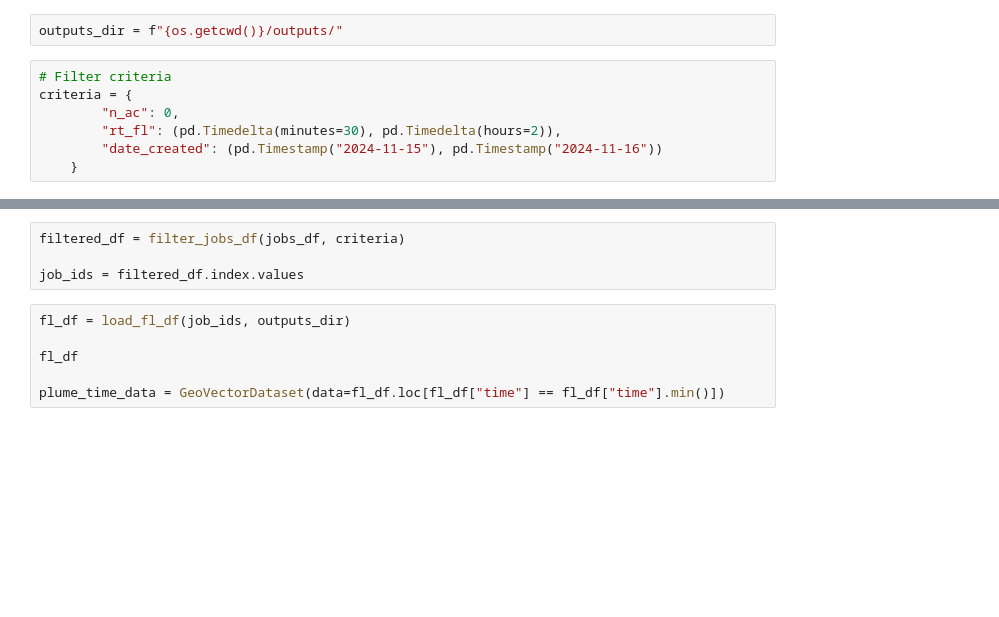
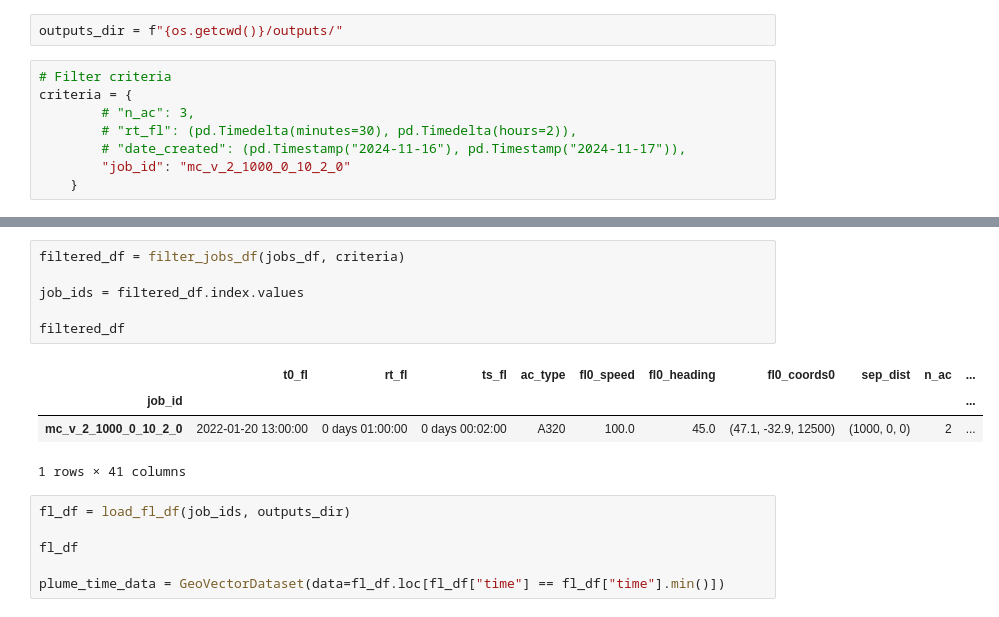
Before and after one commit to ktait98/pycontrails_kt, a Jupyter notebook: pycontrails/models/gpat/pp_gpat.ipynb, the cells around one changed output, grey strips where cells are left out. Drawn from its saved outputs; the diff is of its cells as text; blank space fills up the shorter version.

```diff
--- a/pycontrails/models/gpat/pp_gpat.ipynb
+++ b/pycontrails/models/gpat/pp_gpat.ipynb
@@ -12,9 +12,10 @@ outputs_dir = f"{os.getcwd()}/outputs/"
 # %%
 # Filter criteria
 criteria = {
-        "n_ac": 0,
-        "rt_fl": (pd.Timedelta(minutes=30), pd.Timedelta(hours=2)),
-        "date_created": (pd.Timestamp("2024-11-15"), pd.Timestamp("2024-11-16"))
+        # "n_ac": 3,
+        # "rt_fl": (pd.Timedelta(minutes=30), pd.Timedelta(hours=2)),
+        # "date_created": (pd.Timestamp("2024-11-16"), pd.Timestamp("2024-11-17")),
+        "job_id": "mc_v_2_1000_0_10_2_0"
     }
 # %%
 jobs_df = create_jobs_df(outputs_dir)
@@ -23,7 +34,14 @@ jobs_df
 # %%
 filtered_df = filter_jobs_df(jobs_df, criteria)
 
 job_ids = filtered_df.index.values
+
+filtered_df
+# %% [output]
+|  | t0_fl | rt_fl | ts_fl | ac_type | fl0_speed | fl0_heading | fl0_coords0 | sep_dist | n_ac | ... |
+| job_id |  |  |  |  |  |  |  |  |  | ... |
+| mc_v_2_1000_0_10_2_0 | 2022-01-20 13:00:00 | 0 days 01:00:00 | 0 days 00:02:00 | A320 | 100.0 | 45.0 | (47.1, -32.9, 12500) | (1000, 0, 0) | 2 | ... |
+1 rows × 41 columns
 # %%
 fl_df = load_fl_df(job_ids, outputs_dir)
 
```
Also changed, not shown: parts of 6 cells of this notebook, 6 other files.
